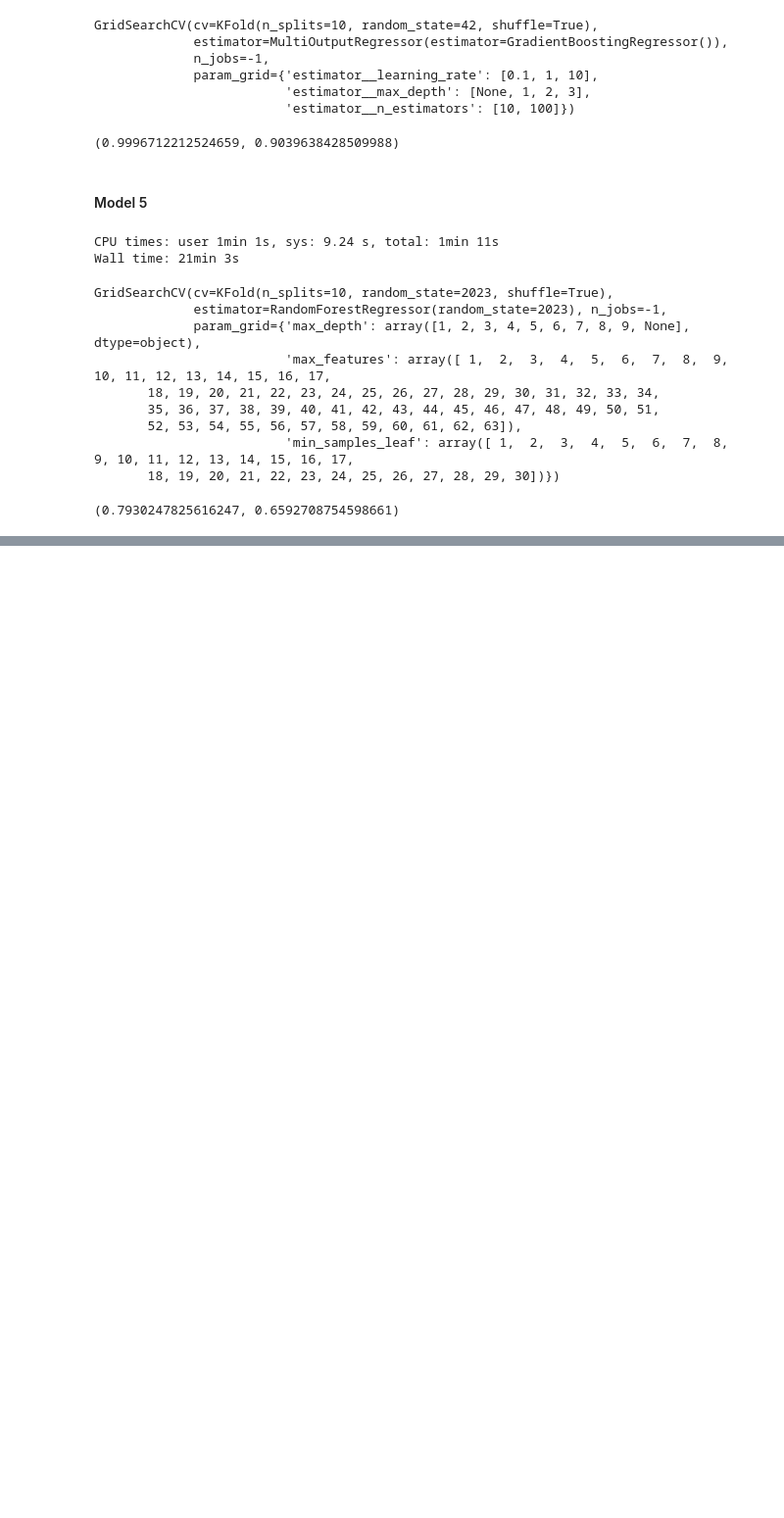
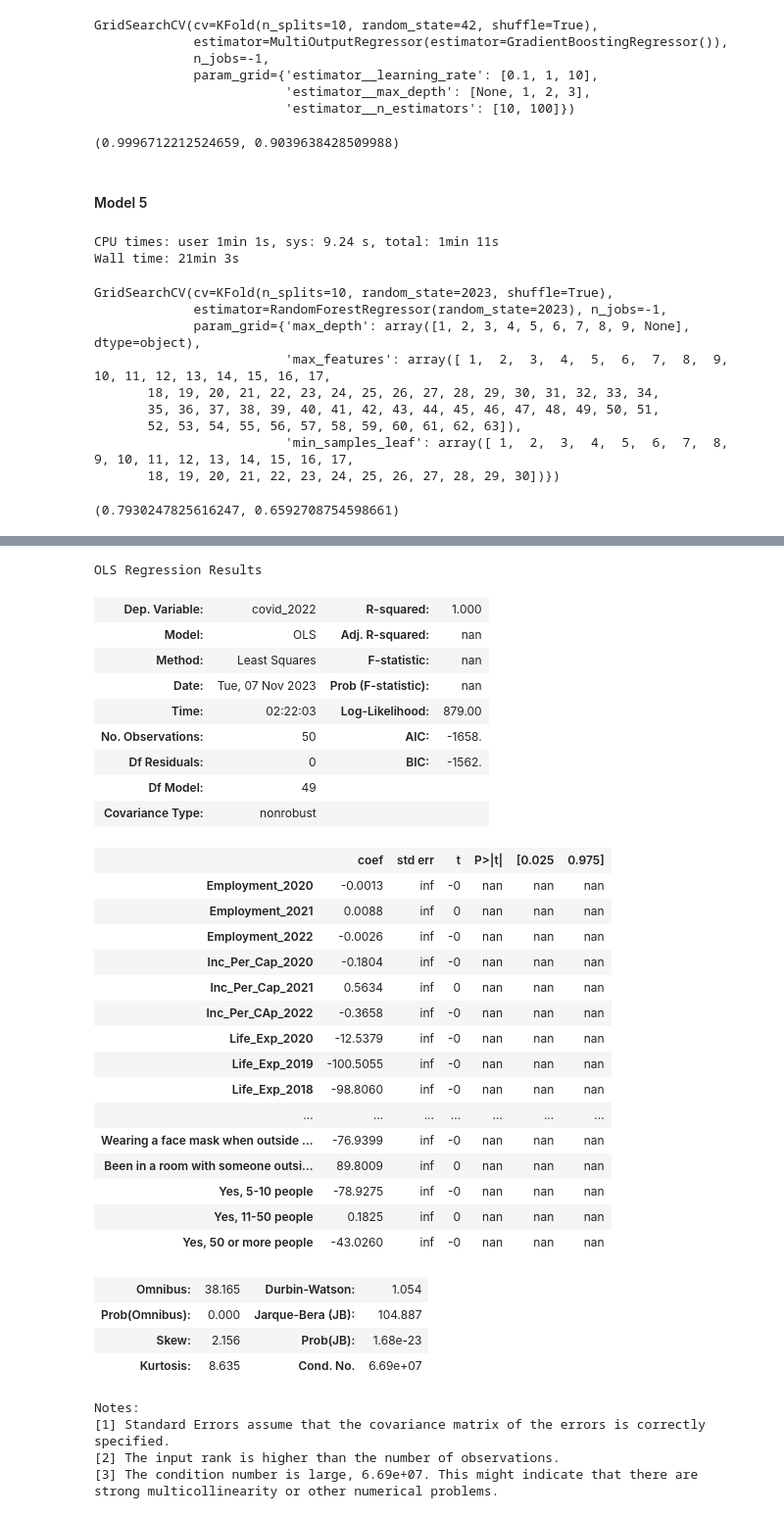
Before and after one commit to rafirahman27/Preparing_for_the_next_Pandemic, a Jupyter notebook: Rafi.ipynb, the cells around one changed output, grey strips where cells are left out. Shown at 98% size. Drawn from its saved outputs; the diff is of its cells as text; code cells hidden in the pictures; blank space fills up the shorter version.

```diff
--- a/Rafi.ipynb
+++ b/Rafi.ipynb
@@ -1181,0 +1372,41 @@ gs2.score(X_train_polysc, y_train), gs2.score(X_test_polysc, y_test)
+# %%
+yols2022 = df['covid_2022']
+
+ols12022 = sm.OLS((yols2022.astype(float)), (X2.astype(float))).fit()
+ols12022.summary()
+# %% [output]
+OLS Regression Results
+| Dep. Variable: | covid_2022 | R-squared: | 1.000 |
+| Model: | OLS | Adj. R-squared: | nan |
+| Method: | Least Squares | F-statistic: | nan |
+| Date: | Tue, 07 Nov 2023 | Prob (F-statistic): | nan |
+| Time: | 02:22:03 | Log-Likelihood: | 879.00 |
+| No. Observations: | 50 | AIC: | -1658. |
+| Df Residuals: | 0 | BIC: | -1562. |
+| Df Model: | 49 |  |  |
+| Covariance Type: | nonrobust |  |  |
+|  | coef | std err | t | P>|t| | [0.025 | 0.975] |
+| Employment_2020 | -0.0013 | inf | -0 | nan | nan | nan |
+| Employment_2021 | 0.0088 | inf | 0 | nan | nan | nan |
+| Employment_2022 | -0.0026 | inf | -0 | nan | nan | nan |
+| Inc_Per_Cap_2020 | -0.1804 | inf | -0 | nan | nan | nan |
+| Inc_Per_Cap_2021 | 0.5634 | inf | 0 | nan | nan | nan |
+| Inc_Per_CAp_2022 | -0.3658 | inf | -0 | nan | nan | nan |
+| Life_Exp_2020 | -12.5379 | inf | -0 | nan | nan | nan |
+| Life_Exp_2019 | -100.5055 | inf | -0 | nan | nan | nan |
+| Life_Exp_2018 | -98.8060 | inf | -0 | nan | nan | nan |
+| ... | ... | ... | ... | ... | ... | ... |
+| Wearing a face mask when outside ... | -76.9399 | inf | -0 | nan | nan | nan |
+| Been in a room with someone outsi... | 89.8009 | inf | 0 | nan | nan | nan |
+| Yes, 5-10 people | -78.9275 | inf | -0 | nan | nan | nan |
+| Yes, 11-50 people | 0.1825 | inf | 0 | nan | nan | nan |
+| Yes, 50 or more people | -43.0260 | inf | -0 | nan | nan | nan |
+| Omnibus: | 38.165 | Durbin-Watson: | 1.054 |
+| Prob(Omnibus): | 0.000 | Jarque-Bera (JB): | 104.887 |
+| Skew: | 2.156 | Prob(JB): | 1.68e-23 |
+| Kurtosis: | 8.635 | Cond. No. | 6.69e+07 |
+Notes:
+[1] Standard Errors assume that the covariance matrix of the errors is correctly specified.
+[2] The input rank is higher than the number of observations.
+[3] The condition number is large, 6.69e+07. This might indicate that there are
+strong multicollinearity or other numerical problems.
```
Also changed, not shown: parts of 24 cells of this notebook.
